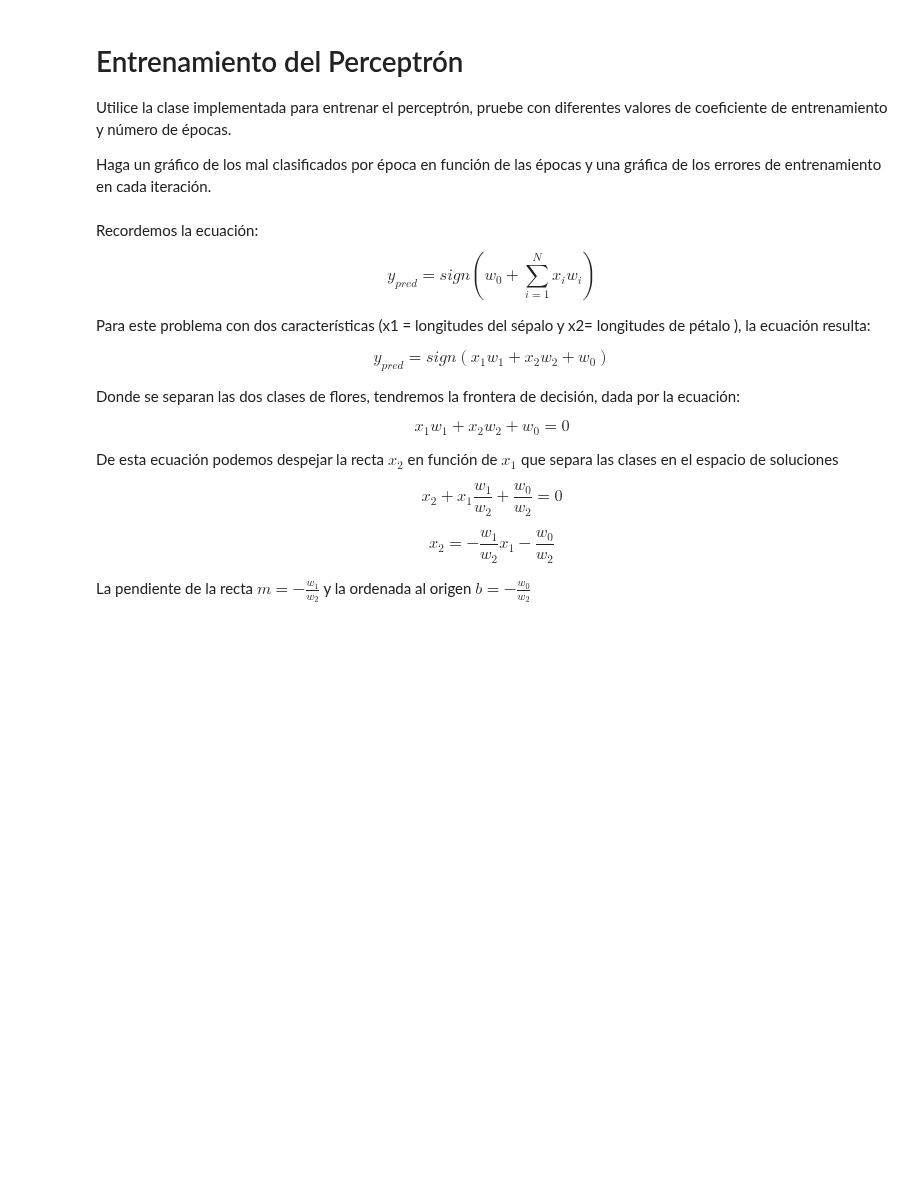
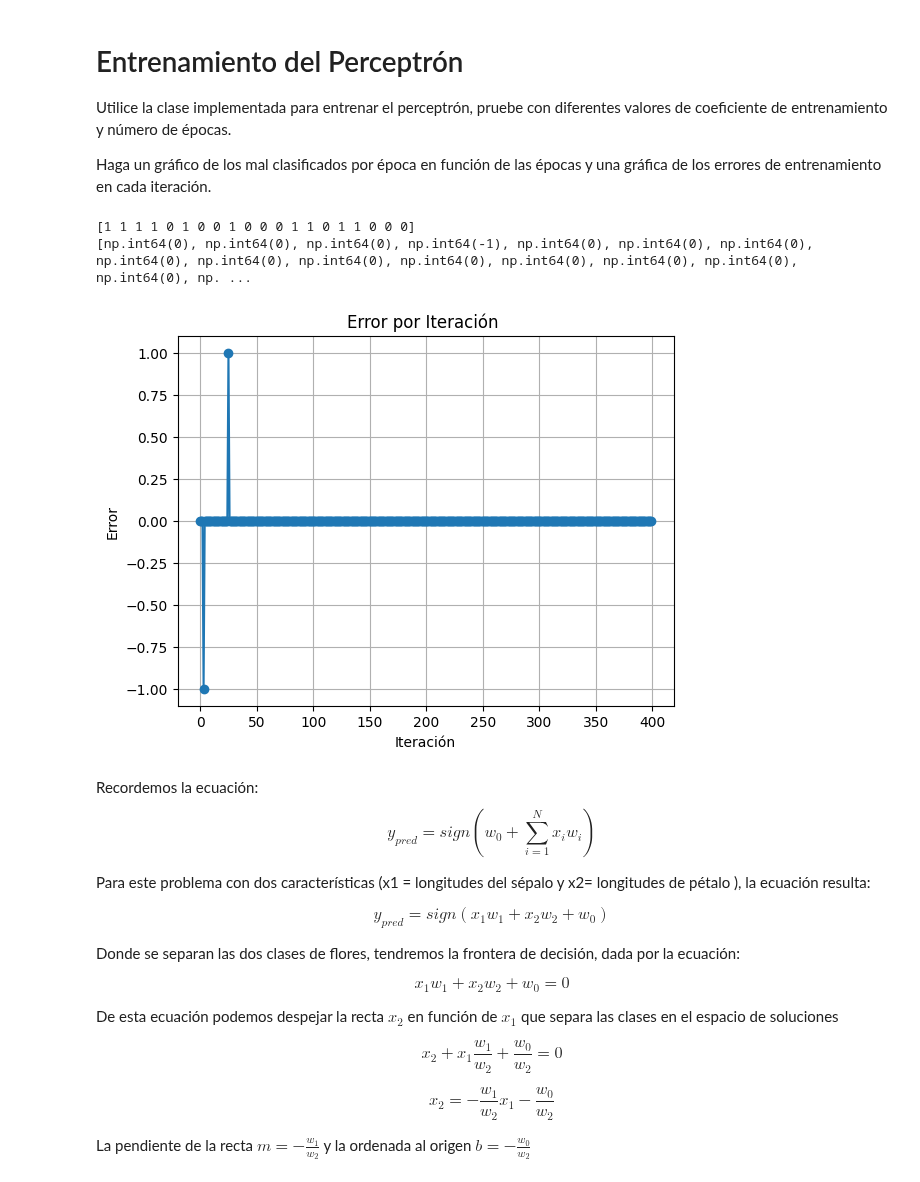
Before and after one commit to axelescalante0/Aprendizaje-Maquinal, a Jupyter notebook: main/PerceptronSimple.ipynb, the cells around one changed output. Cells and saved outputs as stored; diff of their text form; code cells hidden in the pictures; blank space fills up the shorter version.

Commit message:
Perceptron Simple: Correciones de PS. Queda sujeto a pruebas el metodo 'fit´

```diff
--- a/main/PerceptronSimple.ipynb
+++ b/main/PerceptronSimple.ipynb
@@ -90,12 +90,12 @@ class Perceptron(object):
         self.w_ = rgen.normal(loc=0.0, scale=0.01, size=1 + X.shape[1])
         self.mal_clasificados_ = []
         self.errores_ = []
-
+        self.error_iteracion = []
 
         # para cada época
         for _ in range(self.epocas):
             errores = 0
-            errores_total = 0
+
             for xi, target in zip(X, y):
                 salida = self.predict(xi)
                 error = target - salida
@@ -103,11 +103,11 @@ class Perceptron(object):
                 self.w_[1:]+= actualizar * xi
                 self.w_[0] += actualizar
 
-                errores += int(actualizar !=0.0)
-                errores_total += error**2
+                errores += np.abs(error)
+                self.error_iteracion.append(error)
 
             self.mal_clasificados_.append(errores)
-            self.errores_.append(errores_total/ len(y))
+
         return self
                     # cálculo de la salida
 
@@ -234,17 +236,39 @@ X_test_std = standscaler.transform(X_test)
 Utilice la clase implementada para entrenar el perceptrón, pruebe con diferentes valores de coeficiente de entrenamiento y número de épocas.
 
 Haga un gráfico de los mal clasificados por época en función de las épocas y una gráfica de los errores de entrenamiento en cada iteración.
+# %%
+perceptron = Perceptron(eta=0.01, epocas=5, random_state=42)
+
+perceptron.fit(X_train_std, y_train)
+
+predicciones = perceptron.predict(X_test_std)
+print(predicciones)
+print(perceptron.error_iteracion)
+# %% [output]
+[1 1 1 1 0 1 0 0 1 0 0 0 1 1 0 1 1 0 0 0]
+[np.int64(0), np.int64(0), np.int64(0), np.int64(-1), np.int64(0), np.int64(0), np.int64(0), np.int64(0), np.int64(0), np.int64(0), np.int64(0), np.int64(0), np.int64(0), np.int64(0), np.int64(0), np. ...
 # %%
 #Instancio un objeto de la clase Perceptron
 
 
 #llamo al método fit
 
 
 #Grafico el número de errores o mal clasificados en cada iteración
 
+import matplotlib.pyplot as plt
+
+# Graficar solo los primeros 50 errores por iteración
+plt.plot(perceptron.error_iteracion, marker='o')
+plt.title('Error por Iteración ')
+plt.xlabel('Iteración')
+plt.ylabel('Error')
+plt.grid(True)
+plt.show()
 
 #Grafico el número de errores por época
+# %% [output]
+[figure, added]
 # %% [markdown]
 Recordemos la ecuación: $$y_{pred} = sign(w_0 + \sum\limits_{i=1}^N {x_i w_i})$$
 
```
Also changed, not shown: parts of 1 cell of this notebook.
